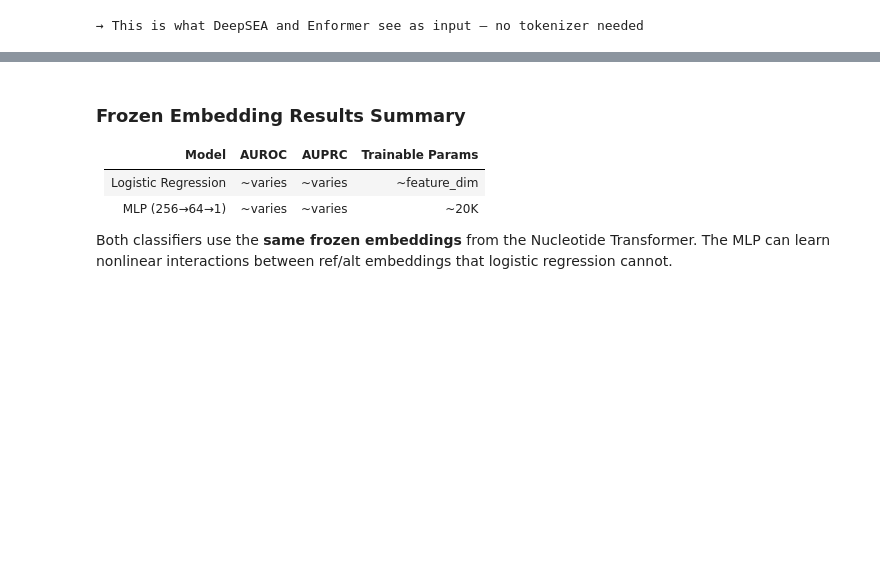
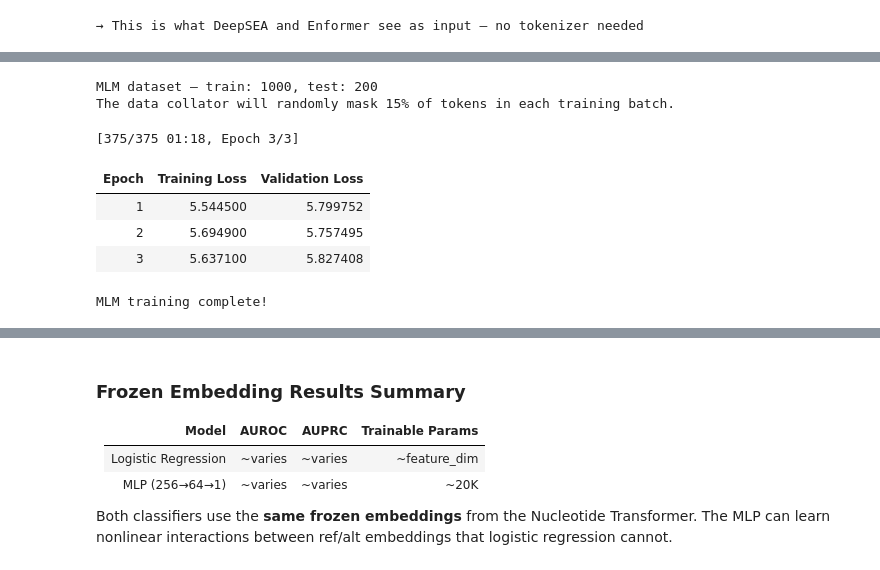
Before and after one commit to junwei-lu/ai4med, a Jupyter notebook: codes/snp/snp_genomics_workshop.ipynb, the cells around one changed output, grey strips where cells are left out. Saved outputs shown, nothing was run; the diff lists cells and outputs as text; code cells hidden in the pictures; blank space fills up the shorter version.

```diff
--- a/codes/snp/snp_genomics_workshop.ipynb
+++ b/codes/snp/snp_genomics_workshop.ipynb
@@ -593,0 +719,79 @@ Target:         GCATGC
+# %%
+# ── Prepare dataset for MLM training ──
+from transformers import DataCollatorForLanguageModeling
+
+def tokenize_for_mlm(examples):
+    """Tokenize sequences; labels are created dynamically by the data collator."""
+    return tokenizer(
+        examples["ref_forward_sequence"],
+        truncation=True,
+        max_length=512,
+        padding=False,
+    )
+
+# Use a manageable subset for speed
+MLM_TRAIN_N, MLM_TEST_N = 1000, 200
+mlm_train_raw = train_ds.select(range(min(MLM_TRAIN_N, len(train_ds))))
+mlm_test_raw  = test_ds.select(range(min(MLM_TEST_N,  len(test_ds))))
+
+mlm_train_tok = mlm_train_raw.map(tokenize_for_mlm, batched=True,
+                                   remove_columns=mlm_train_raw.column_names)
+mlm_test_tok  = mlm_test_raw.map(tokenize_for_mlm,  batched=True,
+                                   remove_columns=mlm_test_raw.column_names)
+
+# DataCollator dynamically masks 15% of tokens per batch and sets the labels tensor
+data_collator = DataCollatorForLanguageModeling(
+    tokenizer=tokenizer,
+    mlm=True,
+    mlm_probability=0.15,
+)
+
+print(f"MLM dataset — train: {len(mlm_train_tok)}, test: {len(mlm_test_tok)}")
+print("The data collator will randomly mask 15% of tokens in each training batch.")
+# %% [output]
+MLM dataset — train: 1000, test: 200
+The data collator will randomly mask 15% of tokens in each training batch.
+# %%
+# ── Train MLM (domain-adaptive pretraining from nt_model) ──
+import copy
+from transformers import TrainingArguments, Trainer
+
+MLM_OUT_DIR = "nt_mlm_dna"
+
+# Initialize from the pretrained nt_model — continue from its weights
+mlm_model = copy.deepcopy(nt_model)
+mlm_model = mlm_model.to(device)
+
+mlm_training_args = TrainingArguments(
+    output_dir=MLM_OUT_DIR,
+    num_train_epochs=3,
+    per_device_train_batch_size=8,
+    per_device_eval_batch_size=16,
+    learning_rate=5e-5,
+    weight_decay=0.01,
+    logging_steps=10,
+    eval_strategy="epoch",
+    save_strategy="no",
+    report_to="none",
+    fp16=torch.cuda.is_available(),
+    seed=SEED,
+)
+
+mlm_trainer = Trainer(
+    model=mlm_model,
+    args=mlm_training_args,
+    train_dataset=mlm_train_tok,
+    eval_dataset=mlm_test_tok,
+    data_collator=data_collator,
+)
+
+mlm_trainer.train()
+mlm_log_history = mlm_trainer.state.log_history
+print("MLM training complete!")
+# %% [output]
+[375/375 01:18, Epoch 3/3]
+| Epoch | Training Loss | Validation Loss |
+| 1 | 5.544500 | 5.799752 |
+| 2 | 5.694900 | 5.757495 |
+| 3 | 5.637100 | 5.827408 |
+MLM training complete!
```
Also changed, not shown: parts of 58 cells of this notebook, 32 other files.
